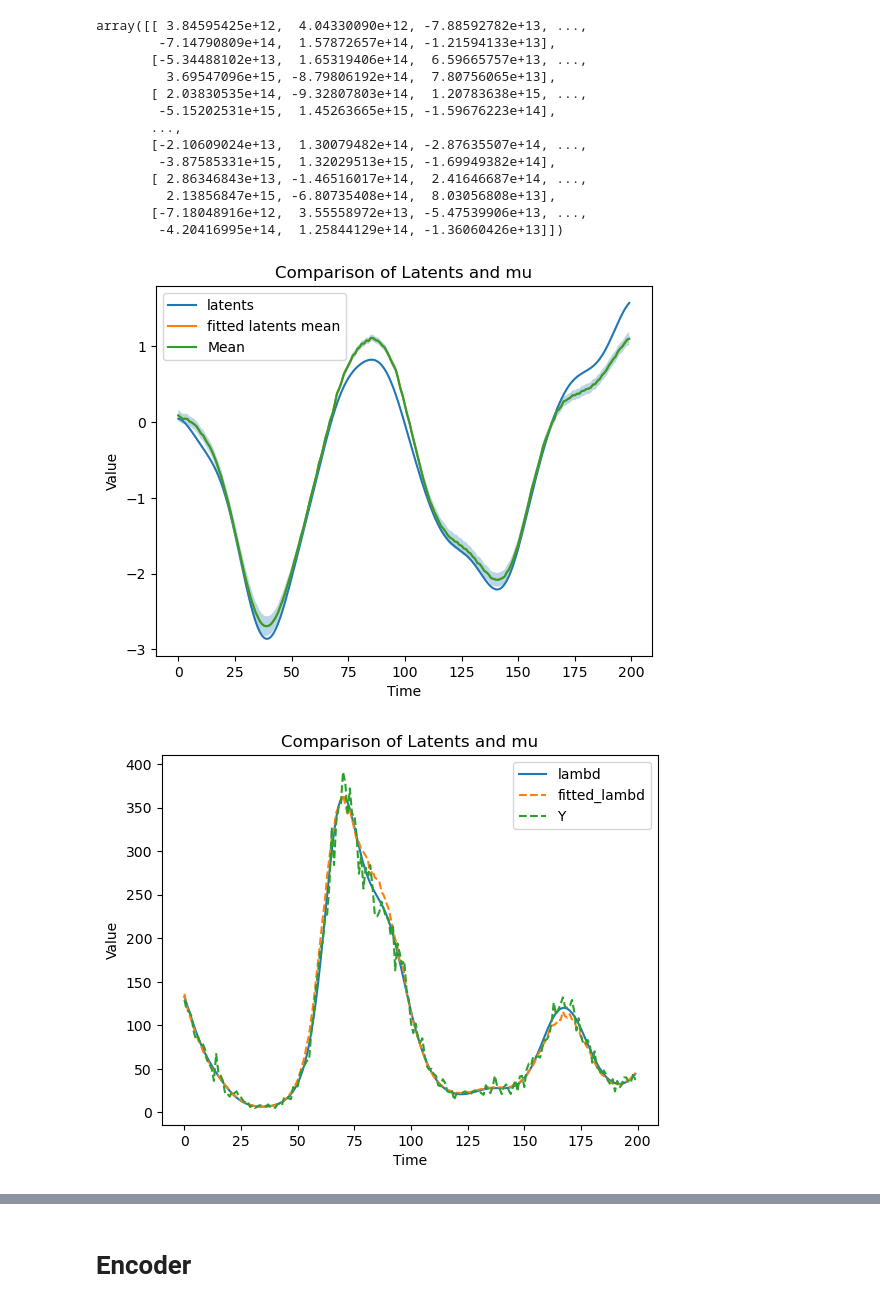
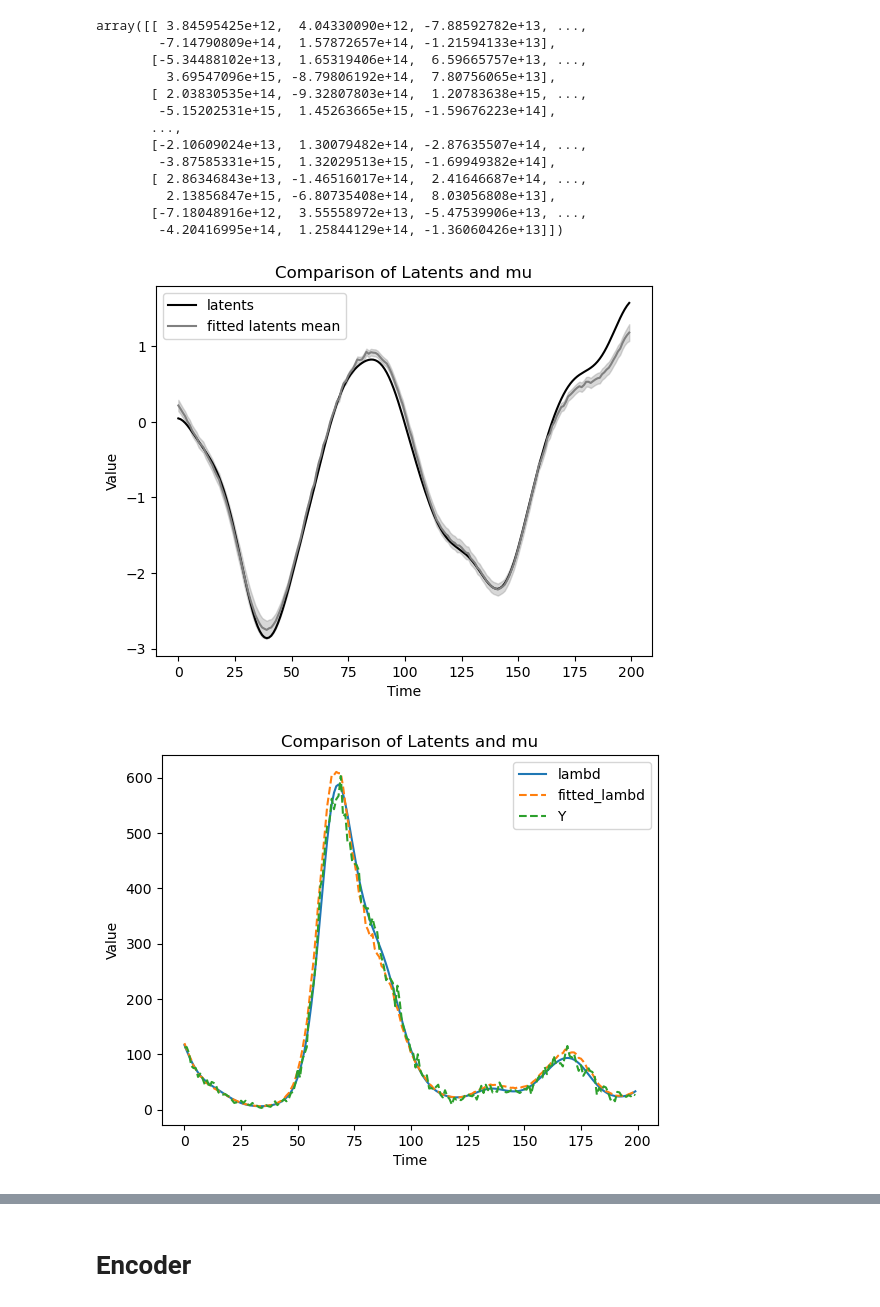
Before and after one commit to Qi-Xin/FC-GPFA, a Jupyter notebook: Decoder&Encoder.ipynb, the cells around one changed output, grey strips where cells are left out. Cells and saved outputs as stored; diff of their text form; code cells hidden in the pictures.

```diff
--- a/Decoder&Encoder.ipynb
+++ b/Decoder&Encoder.ipynb
@@ -179,44 +179,42 @@ latents = np.random.multivariate_normal(np.zeros(nt), K, (ntrial, nlatent))
 # latents = np.swapaxes(latents, 1, 2)
 
 # Known weights matrix
-np.random.seed(3)
+np.random.seed(0)
 weights = np.abs(np.random.rand(nneuron, nlatent))
 
 # Generate observed spike counts Y
 # Calculate the mean of the Poisson distribution
 lambd = np.exp(weights@latents+4)
 # Sample Y from Poisson distribution
 Y = np.random.poisson(lambd)
 
 # Now Y, weights, and K can be used to test the gpfa_poisson_fix_weights function
 mu, cov, fitted_lambd = gpfa_poisson_fix_weights(Y, weights, K, max_iter=100, verbose=False)
 
 
 plt.figure()
-plt.plot(latents[0, 0, :], label='latents')
-plt.plot(mu[0, 0, :], label='fitted latents mean')
-
+plt.plot(latents[0, 0, :], label='latents', color='k')
 std = np.sqrt(np.diagonal(-cov, axis1=-2, axis2=-1))
 lower_bound = mu - 1.96 * std
 upper_bound = mu + 1.96 * std
-plt.plot(mu[0, 0, :], label='Mean')
-plt.fill_between(range(nt), lower_bound[0, 0, :], upper_bound[0, 0, :], alpha=0.3)
+plt.plot(mu[0, 0, :], label='fitted latents mean', color='grey')
+plt.fill_between(range(nt), lower_bound[0, 0, :], upper_bound[0, 0, :], alpha=0.3, color='grey')
 plt.xlabel('Time')
 plt.ylabel('Value')
 plt.title('Comparison of Latents and mu')
 plt.legend()
 plt.show()
 
 plt.figure()
 plt.plot(lambd[0, 0, :], label='lambd')
 plt.plot(fitted_lambd[0, 0, :], '--', label='fitted_lambd')
 plt.plot(Y[0, 0, :]+0.1, '--', label='Y')
 plt.xlabel('Time')
 plt.ylabel('Value')
 plt.title('Comparison of Latents and mu')
 plt.legend()
 plt.show()
 # %% [output]
-[figure, old version]
+[figure, new version]
-[figure, old version]
+[figure, new version]
 # %%
```
Also changed, not shown: parts of 1 cell of this notebook.
